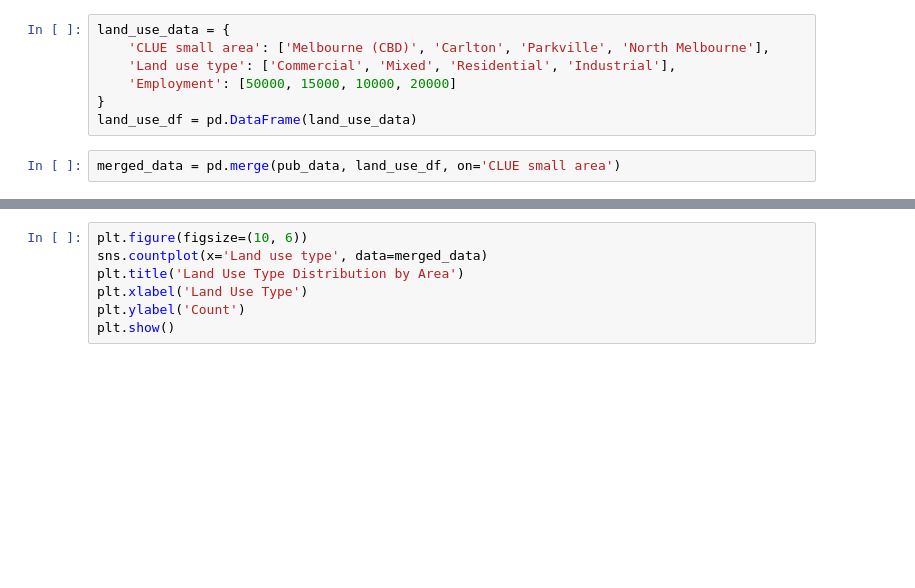
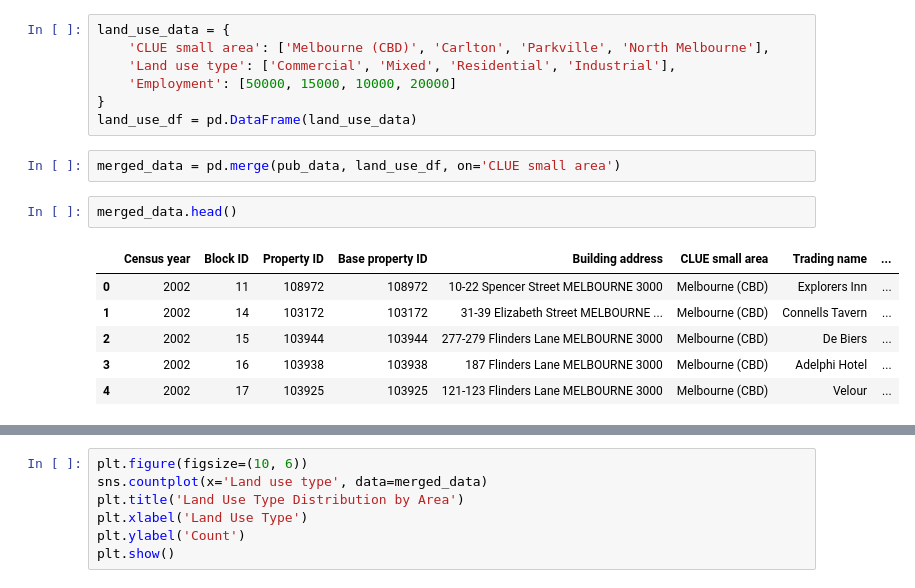
Before and after one commit to 79Stellaa/star_data, a Jupyter notebook: my data final.ipynb, the cells around one changed output, grey strips where cells are left out. Cells and saved outputs as stored; diff of their text form; blank space fills up the shorter version.

```diff
--- a/my data final.ipynb
+++ b/my data final.ipynb
@@ -76,3 +74,12 @@ land_use_data = {
 land_use_df = pd.DataFrame(land_use_data)
 # %%
 merged_data = pd.merge(pub_data, land_use_df, on='CLUE small area')
+# %%
+merged_data.head()
+# %% [output]
+|  | Census year | Block ID | Property ID | Base property ID | Building address | CLUE small area | Trading name | ... |
+| 0 | 2002 | 11 | 108972 | 108972 | 10-22 Spencer Street MELBOURNE 3000 | Melbourne (CBD) | Explorers Inn | ... |
+| 1 | 2002 | 14 | 103172 | 103172 | 31-39 Elizabeth Street MELBOURNE ... | Melbourne (CBD) | Connells Tavern | ... |
+| 2 | 2002 | 15 | 103944 | 103944 | 277-279 Flinders Lane MELBOURNE 3000 | Melbourne (CBD) | De Biers | ... |
+| 3 | 2002 | 16 | 103938 | 103938 | 187 Flinders Lane MELBOURNE 3000 | Melbourne (CBD) | Adelphi Hotel | ... |
+| 4 | 2002 | 17 | 103925 | 103925 | 121-123 Flinders Lane MELBOURNE 3000 | Melbourne (CBD) | Velour | ... |
```
Also changed, not shown: parts of 3 cells of this notebook, 1 other file.
